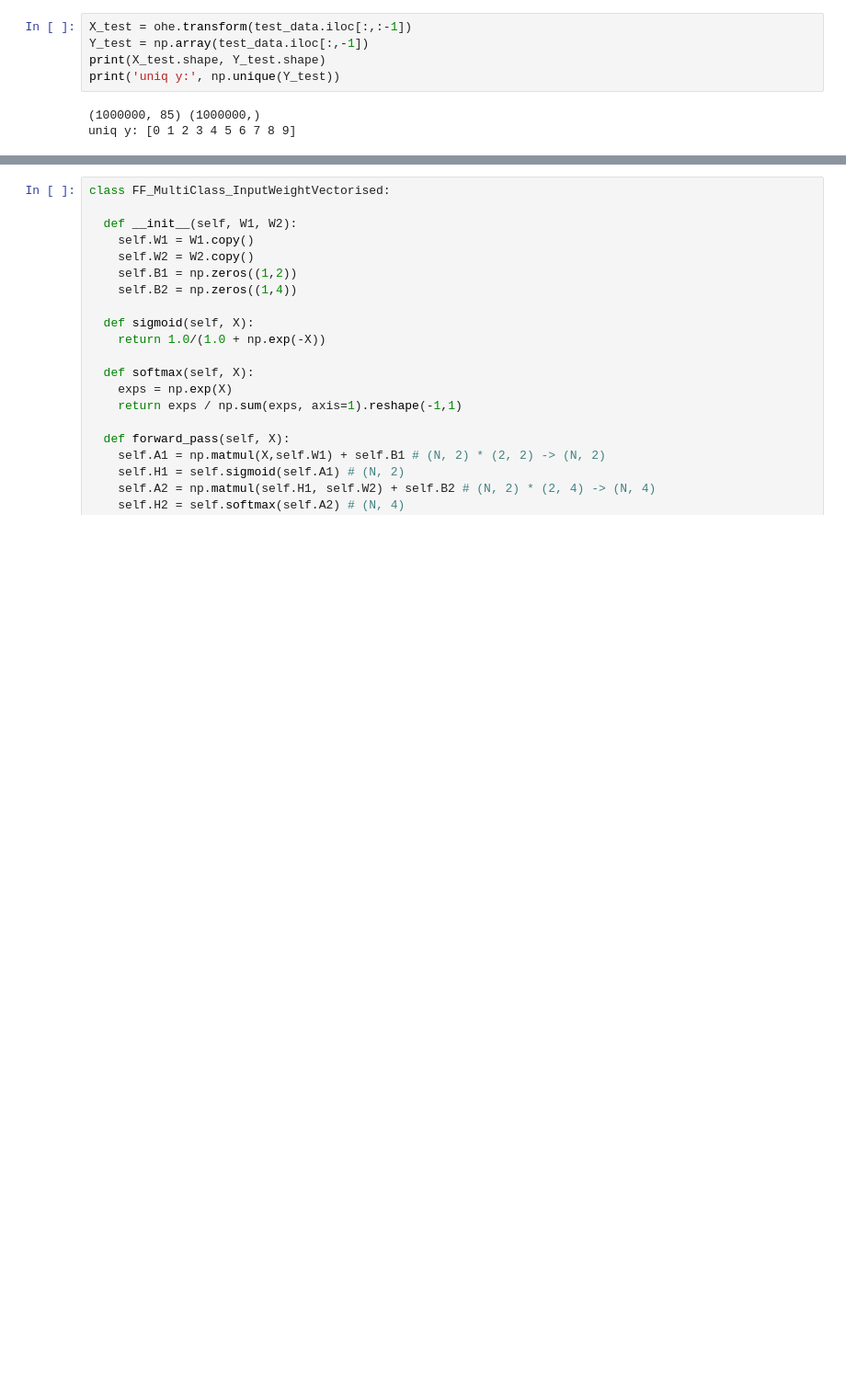
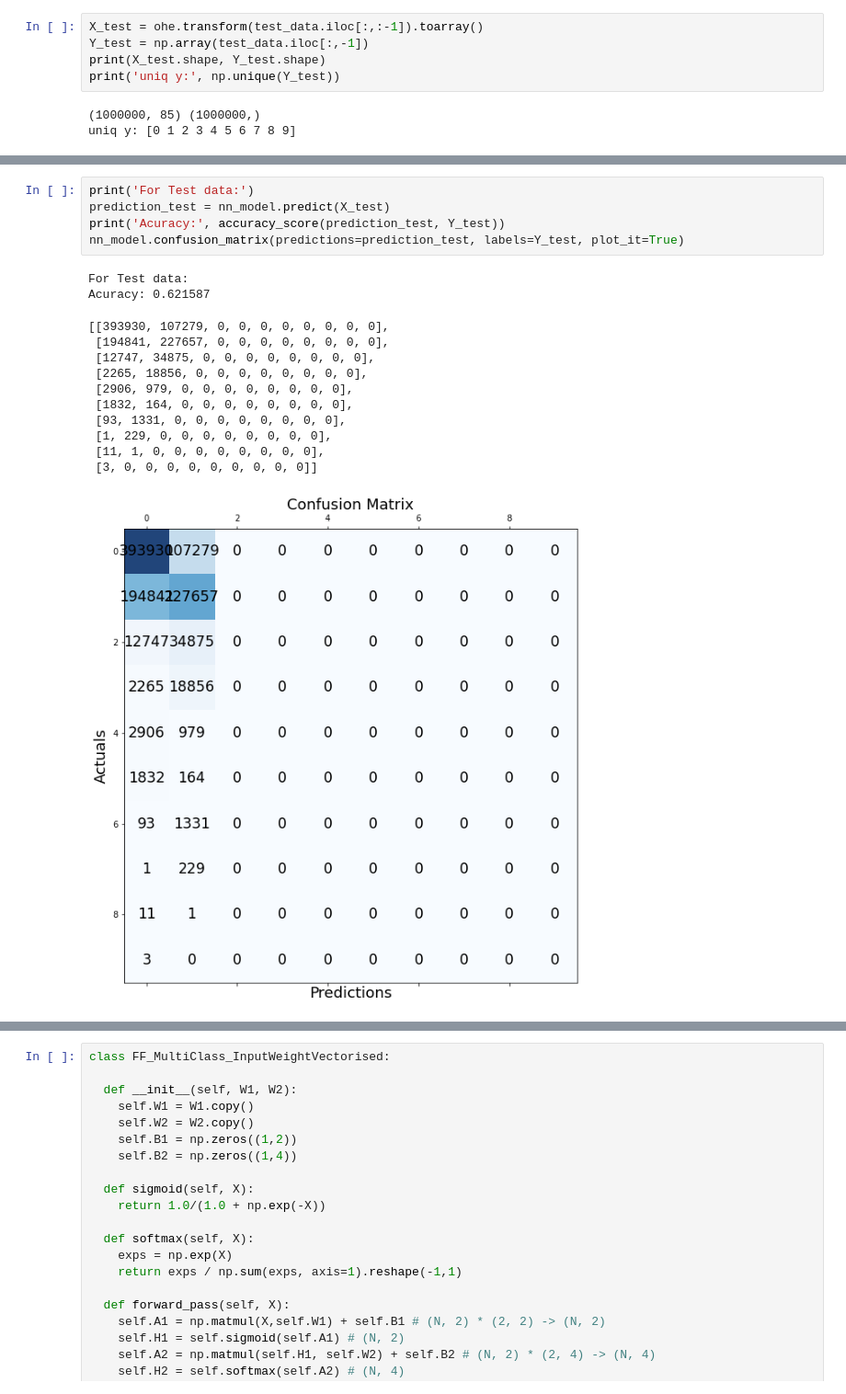
Before and after one commit to abstruse020/COL-774-ASS-3, a Jupyter notebook: neural_network.ipynb, the cells around one changed output, grey strips where cells are left out. Shown at 92% size. Drawn from its saved outputs; the diff is of its cells as text; blank space fills up the shorter version.

```diff
--- a/neural_network.ipynb
+++ b/neural_network.ipynb
@@ -66,6 +68,6 @@ print('unique y:',np.unique(Y_train))
 unique y: [0 1 2 3 4 5 6 7 8 9]
 # %%
-X_test = ohe.transform(test_data.iloc[:,:-1])
+X_test = ohe.transform(test_data.iloc[:,:-1]).toarray()
 Y_test = np.array(test_data.iloc[:,-1])
 print(X_test.shape, Y_test.shape)
 print('uniq y:', np.unique(Y_test))
@@ -133,0 +343,19 @@ class NN:
+# %%
+print('For Test data:')
+prediction_test = nn_model.predict(X_test)
+print('Acuracy:', accuracy_score(prediction_test, Y_test))
+nn_model.confusion_matrix(predictions=prediction_test, labels=Y_test, plot_it=True)
+# %% [output]
+For Test data:
+Acuracy: 0.621587
+[[393930, 107279, 0, 0, 0, 0, 0, 0, 0, 0],
+ [194841, 227657, 0, 0, 0, 0, 0, 0, 0, 0],
+ [12747, 34875, 0, 0, 0, 0, 0, 0, 0, 0],
+ [2265, 18856, 0, 0, 0, 0, 0, 0, 0, 0],
+ [2906, 979, 0, 0, 0, 0, 0, 0, 0, 0],
+ [1832, 164, 0, 0, 0, 0, 0, 0, 0, 0],
+ [93, 1331, 0, 0, 0, 0, 0, 0, 0, 0],
+ [1, 229, 0, 0, 0, 0, 0, 0, 0, 0],
+ [11, 1, 0, 0, 0, 0, 0, 0, 0, 0],
+ [3, 0, 0, 0, 0, 0, 0, 0, 0, 0]]
+[figure, added]
```
Also changed, not shown: parts of 9 cells of this notebook.
